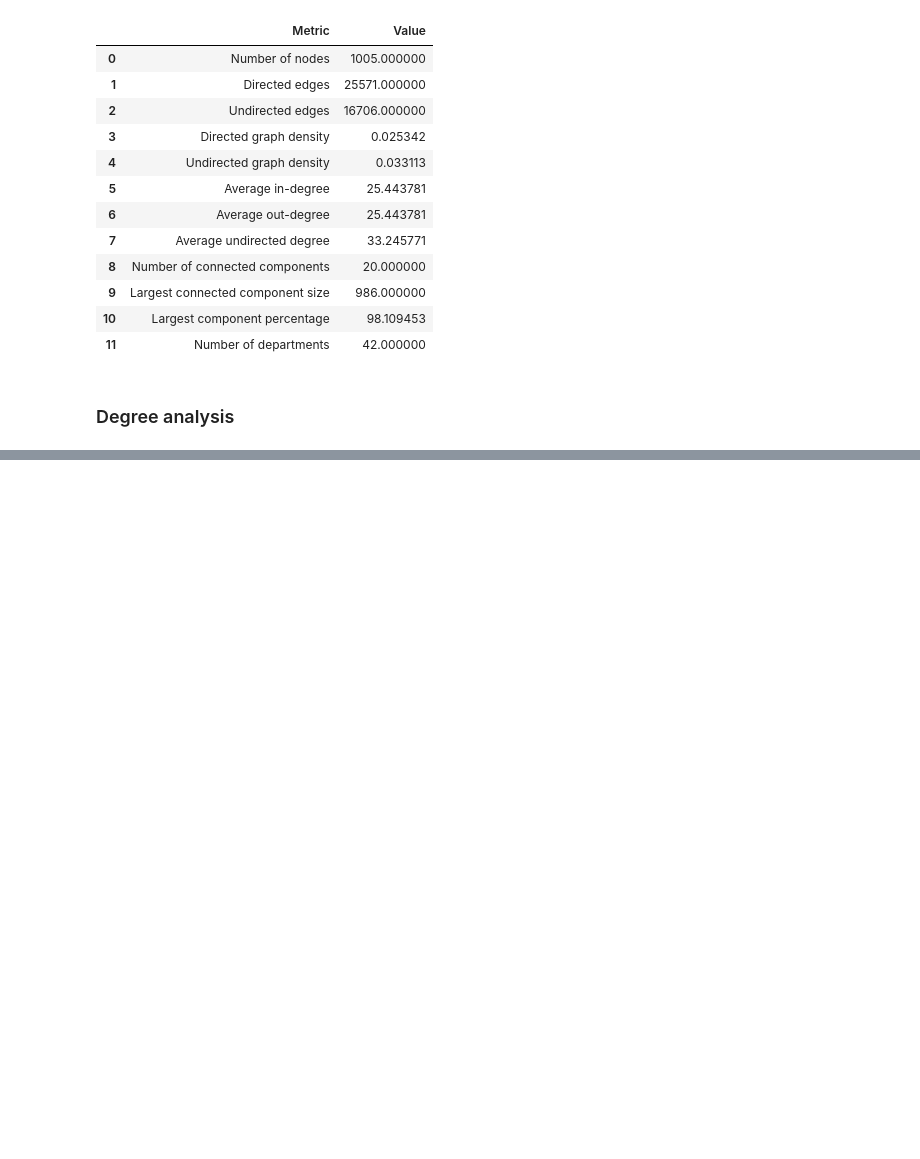
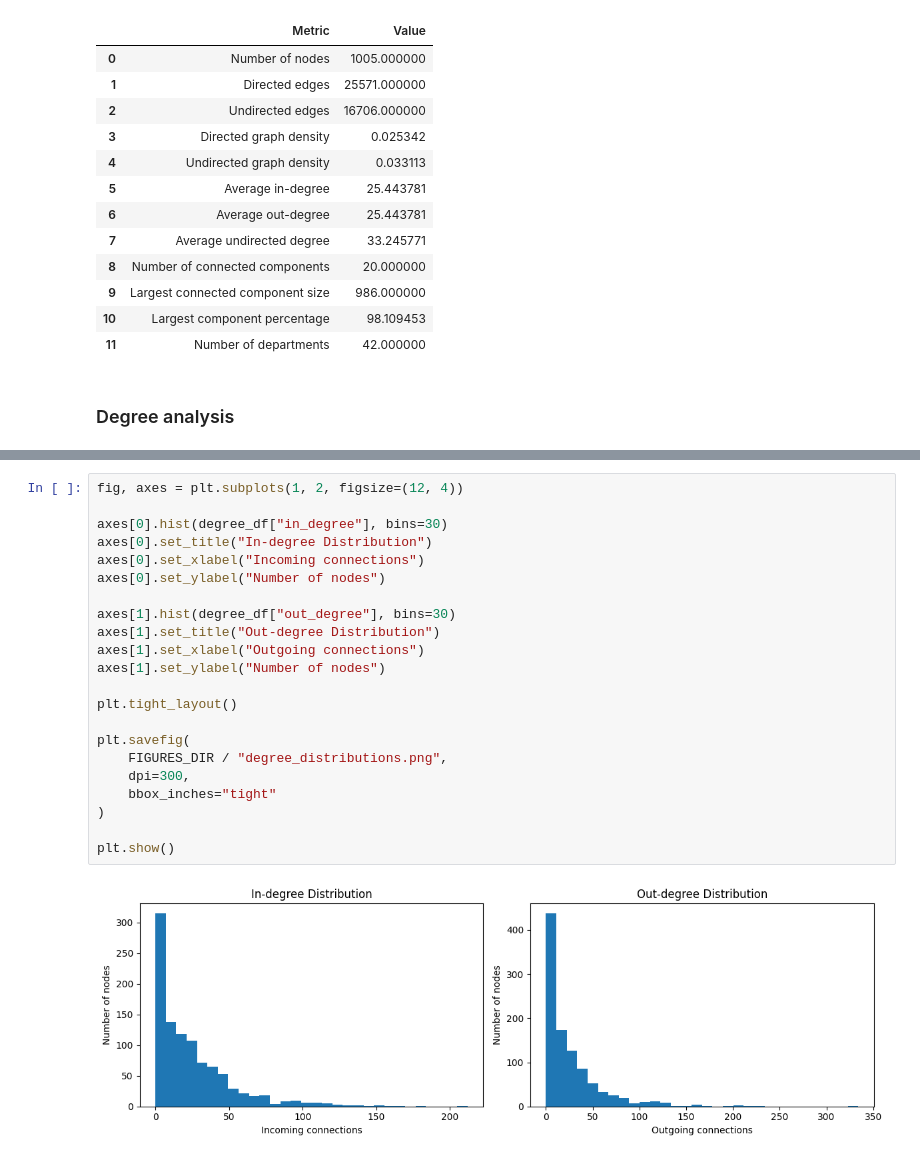
Before and after one commit to hashini596/Communication-Network-Failure-and-Resilience, a Jupyter notebook: notebooks/02_graph_construction_analysis.ipynb, the cells around one changed output, grey strips where cells are left out. Drawn from its saved outputs; the diff is of its cells as text; blank space fills up the shorter version.

```diff
--- a/notebooks/02_graph_construction_analysis.ipynb
+++ b/notebooks/02_graph_construction_analysis.ipynb
@@ -288,0 +301,24 @@ degree_df.to_csv(
+# %%
+fig, axes = plt.subplots(1, 2, figsize=(12, 4))
+
+axes[0].hist(degree_df["in_degree"], bins=30)
+axes[0].set_title("In-degree Distribution")
+axes[0].set_xlabel("Incoming connections")
+axes[0].set_ylabel("Number of nodes")
+
+axes[1].hist(degree_df["out_degree"], bins=30)
+axes[1].set_title("Out-degree Distribution")
+axes[1].set_xlabel("Outgoing connections")
+axes[1].set_ylabel("Number of nodes")
+
+plt.tight_layout()
+
+plt.savefig(
+    FIGURES_DIR / "degree_distributions.png",
+    dpi=300,
+    bbox_inches="tight"
+)
+
+plt.show()
+# %% [output]
+[figure, added]
```
Also changed, not shown: parts of 3 cells of this notebook, 4 other files.
